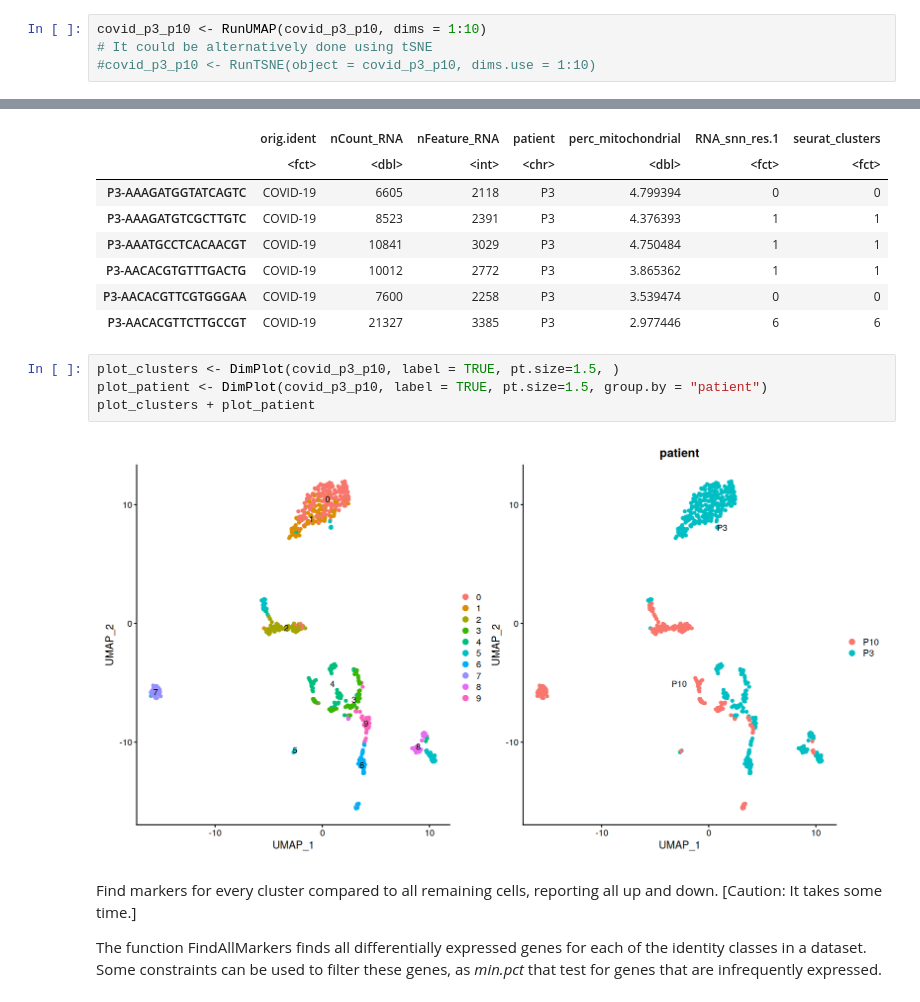
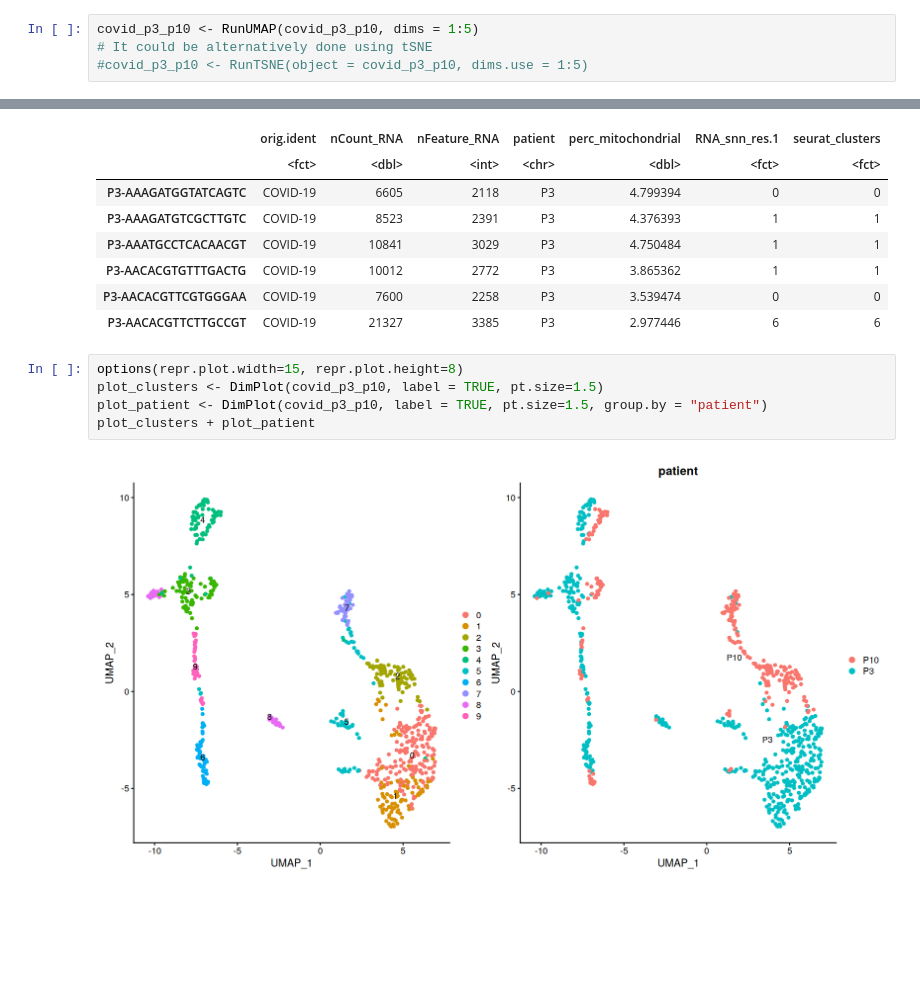
Before and after one commit to waldeyr/single_cell_analysis, a Jupyter notebook: Single_Cell_RNA_Seq.ipynb, the cells around one changed output, grey strips where cells are left out. Drawn from its saved outputs; the diff is of its cells as text; blank space fills up the shorter version.

```diff
--- a/Single_Cell_RNA_Seq.ipynb
+++ b/Single_Cell_RNA_Seq.ipynb
@@ -247,7 +265,7 @@ Uniform Manifold Approximation and Projection (UMAP) is a dimensional reduction
 
 [Caution: It takes some time.]
 # %%
-covid_p3_p10 <- RunUMAP(covid_p3_p10, dims = 1:10)
+covid_p3_p10 <- RunUMAP(covid_p3_p10, dims = 1:5)
 # It could be alternatively done using tSNE
-#covid_p3_p10 <- RunTSNE(object = covid_p3_p10, dims.use = 1:10)
+#covid_p3_p10 <- RunTSNE(object = covid_p3_p10, dims.use = 1:5)
 # %% [output]
@@ -283,12 +301,9 @@ A data.frame: 6 × 7
 | P3-AACACGTTCGTGGGAA | COVID-19 | 7600 | 2258 | P3 | 3.539474 | 0 | 0 |
 | P3-AACACGTTCTTGCCGT | COVID-19 | 21327 | 3385 | P3 | 2.977446 | 6 | 6 |
 # %%
-plot_clusters <- DimPlot(covid_p3_p10, label = TRUE, pt.size=1.5, )
+options(repr.plot.width=15, repr.plot.height=8)
+plot_clusters <- DimPlot(covid_p3_p10, label = TRUE, pt.size=1.5)
 plot_patient <- DimPlot(covid_p3_p10, label = TRUE, pt.size=1.5, group.by = "patient")
 plot_clusters + plot_patient
 # %% [output]
-[figure, old version]
+[figure, new version]
-# %% [markdown]
-Find markers for every cluster compared to all remaining cells, reporting all up and down. \[Caution: It takes some time.\]
-
-The function FindAllMarkers finds all differentially expressed genes for each of the identity classes in a dataset. Some constraints can be used to filter these genes, as *min.pct* that test for genes that are infrequently expressed.
```
Also changed, not shown: parts of 23 cells of this notebook.
